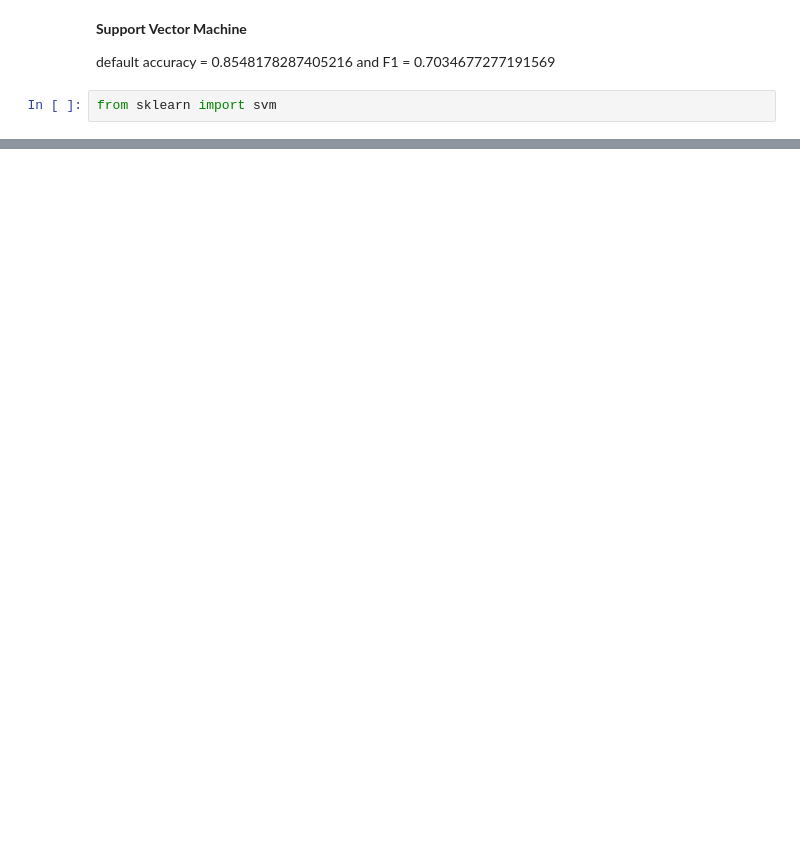
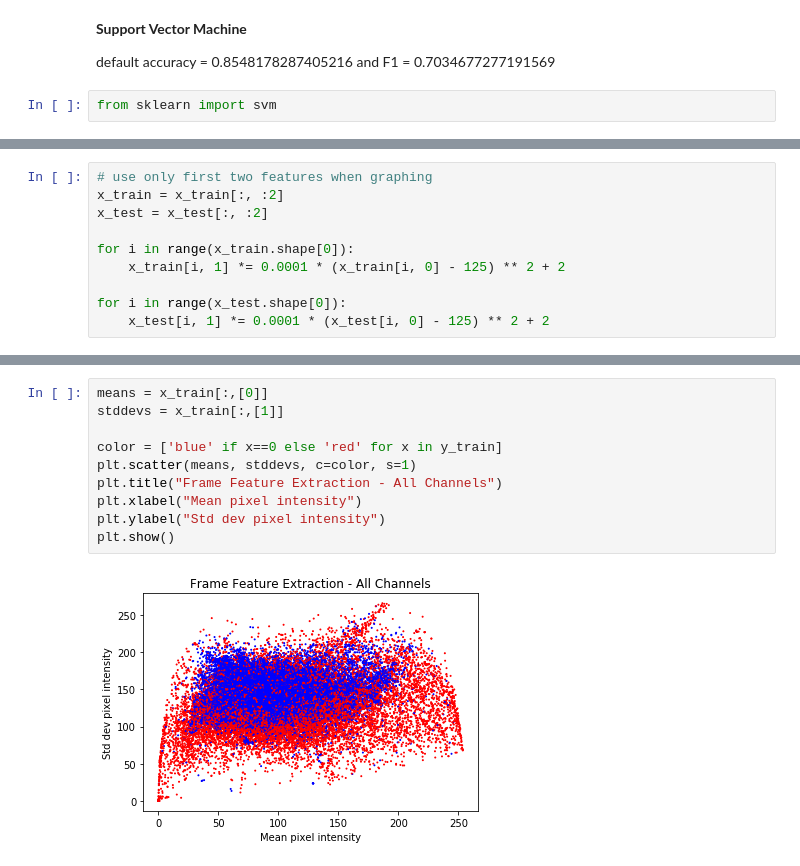
Before and after one commit to mdcramer/cs229-Rekall, a Jupyter notebook: commercial_experiments/GDA and SVM.ipynb, the cells around one changed output, grey strips where cells are left out. Saved outputs shown, nothing was run; the diff lists cells and outputs as text; blank space fills up the shorter version.

```diff
--- a/commercial_experiments/GDA and SVM.ipynb
+++ b/commercial_experiments/GDA and SVM.ipynb
@@ -243,0 +345,10 @@ print(F1)
+# %%
+# use only first two features when graphing
+x_train = x_train[:, :2]
+x_test = x_test[:, :2]
+
+for i in range(x_train.shape[0]):
+    x_train[i, 1] *= 0.0001 * (x_train[i, 0] - 125) ** 2 + 2
+
+for i in range(x_test.shape[0]):
+    x_test[i, 1] *= 0.0001 * (x_test[i, 0] - 125) ** 2 + 2
@@ -243,0 +377,12 @@ print(F1)
+# %%
+means = x_train[:,[0]]
+stddevs = x_train[:,[1]]
+
+color = ['blue' if x==0 else 'red' for x in y_train]
+plt.scatter(means, stddevs, c=color, s=1)
+plt.title("Frame Feature Extraction - All Channels")
+plt.xlabel("Mean pixel intensity")
+plt.ylabel("Std dev pixel intensity")
+plt.show()
+# %% [output]
+[figure, added]
```
Also changed, not shown: parts of 20 cells of this notebook.
